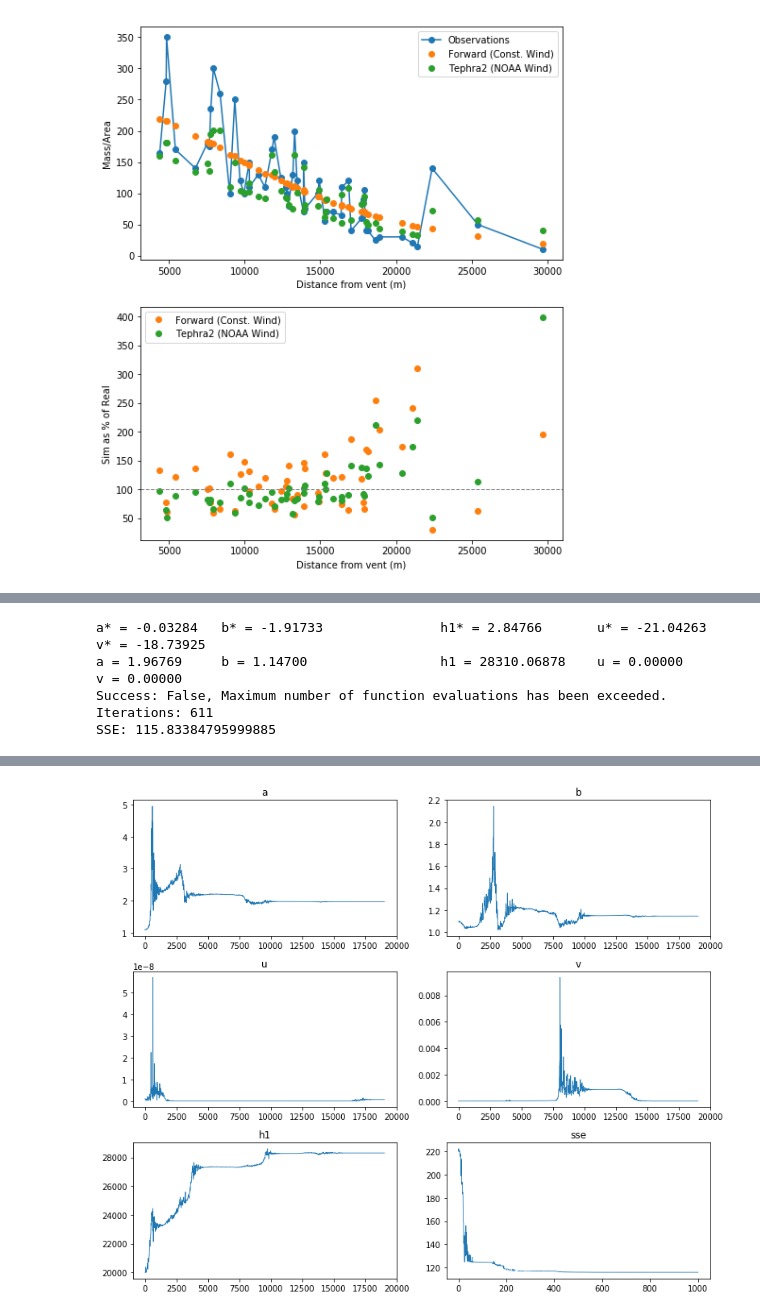
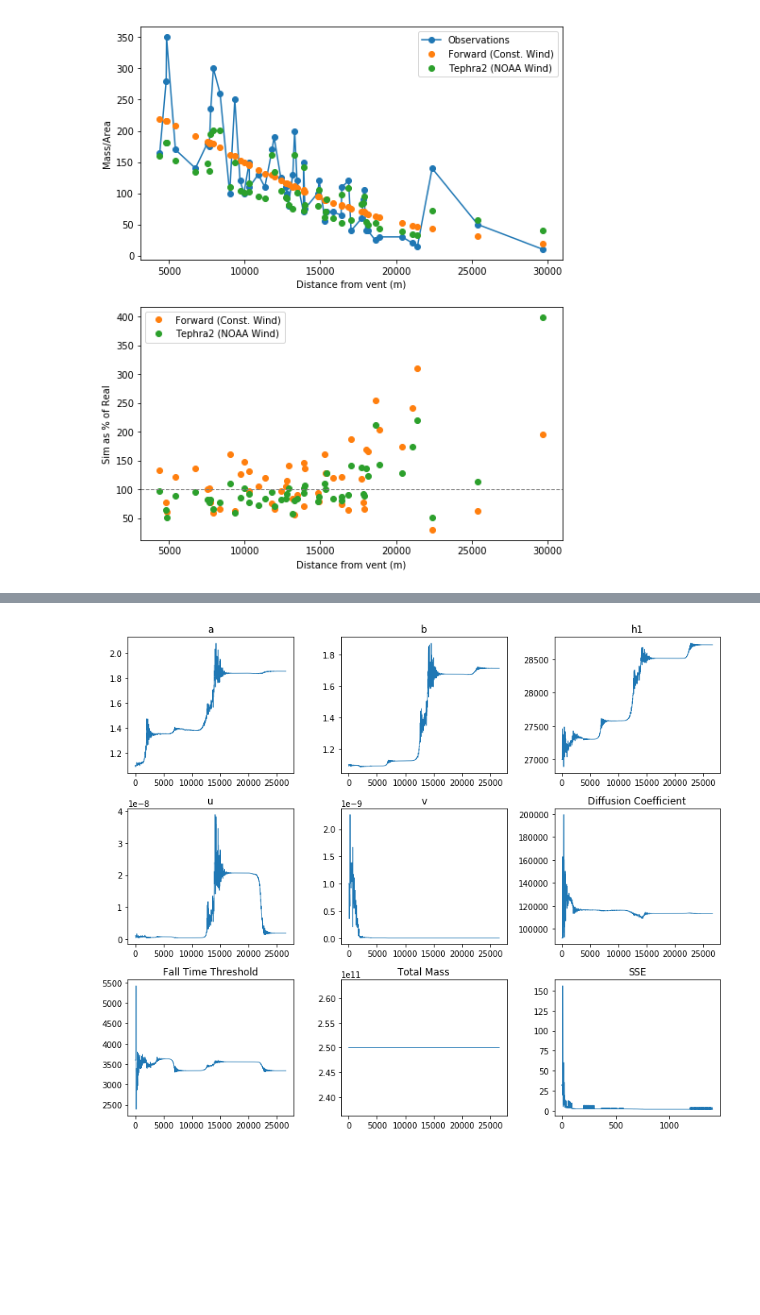
Before and after one commit to nmostert/inversion_project, a Jupyter notebook: Pululagua_Inversion_Examples.ipynb, the cells around one changed output, grey strips where cells are left out. Saved outputs shown, nothing was run; the diff lists cells and outputs as text; code cells hidden in the pictures; blank space fills up the shorter version.

Commit message:
Added parameters to inversion, added testing notebook, pulled changes through to notebooks

```diff
--- a/Pululagua_Inversion_Examples.ipynb
+++ b/Pululagua_Inversion_Examples.ipynb
@@ -539,9 +550,12 @@ for name, params, mass, in_data in zip(names, params_list, inverted_masses_list,
 priors_vals = {
     "a": 1.1,
     "b": 1.1,
-    "h1": 20000,
+    "h1": config["PLUME_HEIGHT"],
     "u": 1e-9,
-    "v": 1e-9
+    "v": 1e-9,
+    "D": 92066,
+    "ftt": 3600,
+    "M": config["ERUPTION_MASS"]
 }
 
 invert_params = {
@@ -549,14 +563,17 @@ invert_params = {
     "b" : True,
     "h1" : True,
     "u": True,
-    "v": True
+    "v": True,
+    "D": True,
+    "ftt": True,
+    "M": False
 }
 
-H = 40000
+H = 45000
 
 t_tot = process_time()
 single_run_time = 0
-wind_angle = np.radians(200)
+wind_angle = np.radians(55.5)
 
 names = ["Forward Simulation",
          "T2 Simulation",
@@ -569,60 +586,64 @@ for name, df in zip(names, data_sets):
     t = process_time()
 
     print("========%s========"%name)
-    out = gaussian_stack_wind_inversion(
+    out = gaussian_stack_inversion(
         df, len(df), 20, config["VENT_ELEVATION"],
-        H, 2500,
-        config["ERUPTION_MASS"], phi_steps,
-        config["DIFFUSION_COEFFICIENT"],
-        config["FALL_TIME_THRESHOLD"],
-        config["EDDY_CONST"],
-        invert_params = invert_params,
+        H, 2500, phi_steps,
+        invert_params=invert_params,
         priors=priors_vals,
         column_cap=H)
-    inversion_table, params, sol, sse, trace, wind_trace, sse_trace = out
+    inversion_table, params, sol, sse, plume_trace, param_trace, sse_trace = out
     params_no_wind = list(params.values())
-    params_no_wind = params_no_wind[:-2]
+    params_no_wind = params_no_wind[:-5]
 
-    inv_mass, _, _, _ = beta_transform(*param_inv_transform(*params_no_wind, H),
+    inv_mass, _, _, _ = beta_transform(*plume_inv_transform(*params_no_wind, H),
                           config["ERUPTION_MASS"],
                           inversion_table["Height"], config["VENT_ELEVATION"], H)
     inverted_masses_list += [inv_mass]
     params_list += [params]
     display(inversion_table)
-    trace = np.array(trace)
-    wind_trace = np.array(wind_trace)
-    fig, axs = plt.subplots(3,2, figsize=(
+    plume_trace = np.array(plume_trace)
+    param_trace = np.array(param_trace)
+    fig, axs = plt.subplots(3,3, figsize=(
             11, 9), facecolor='w', edgecolor='k')
     axs = axs.ravel()
-    axs[0].plot(trace[:,0], linewidth=.8)
+    axs[0].plot(plume_trace[:,0], linewidth=.8)
     axs[0].set_title("a")
 
-    axs[1].plot(trace[:,1], linewidth=.8)
+    axs[1].plot(plume_trace[:,1], linewidth=.8)
     axs[1].set_title("b")
 
-    axs[2].plot(wind_trace[:,0], linewidth=.8)
-    axs[2].set_title("u")
+    axs[2].plot(plume_trace[:,2], linewidth=.8)
+    axs[2].set_title("h1")
 
-    axs[3].plot(wind_trace[:,1], linewidth=.8)
-    axs[3].set_title("v")
+    axs[3].plot(param_trace[:,0], linewidth=.8)
+    axs[3].set_title("u")
 
+    axs[4].plot(param_trace[:,1], linewidth=.8)
+    axs[4].set_title("v")
 
-    axs[4].plot(trace[:,2], linewidth=.8)
-    axs[4].set_title("h1")
+    axs[5].plot(param_trace[:,2], linewidth=.8)
+    axs[5].set_title("Diffusion Coefficient")
 
-    axs[5].plot(sse_trace, linewidth=.8)
-    axs[5].set_title("sse")
+    axs[6].plot(param_trace[:,3], linewidth=.8)
+    axs[6].set_title("Fall Time Threshold")
+
+    axs[7].plot(param_trace[:,4], linewidth=.8)
+    axs[7].set_title("Total Mass")
+
+    axs[8].plot(sse_trace, linewidth=.8)
+    axs[8].set_title("SSE")
 
     plt.tight_layout()
     # plt.savefig("colima/real_trace.png", dpi=200, format='png')
     plt.show()
 
     run_time = process_time() - t
-    print("%s Run Time: %.5f seconds\n\n"%(name, run_time))
+    print("%s Run Time: %.5f minutes\n\n"%(name, run_time/60))
 
 
 total_run_time = process_time() - t_tot
 
-print("Total Run Time: %.5f seconds"%(total_run_time))
+print("Total Run Time: %.5f minutes"%(total_run_time/60))
 # %% [output]
 ========Forward Simulation========
@@ -629,6 +655 @@ print("Total Run Time: %.5f seconds"%(total_run_time))
-a* = -0.03284   b* = -1.91733               h1* = 2.84766       u* = -21.04263  v* = -18.73925
-a = 1.96769     b = 1.14700                 h1 = 28310.06878    u = 0.00000     v = 0.00000
-Success: False, Maximum number of function evaluations has been exceeded.
-Iterations: 611
-SSE: 115.83384795999885
 |  | Height | Suspended Mass |
@@ -651 +672 @@ SSE: 115.83384795999885
-[figure, old version]
+[figure, new version]
```
Also changed, not shown: parts of 9 cells of this notebook, 4 other files.
